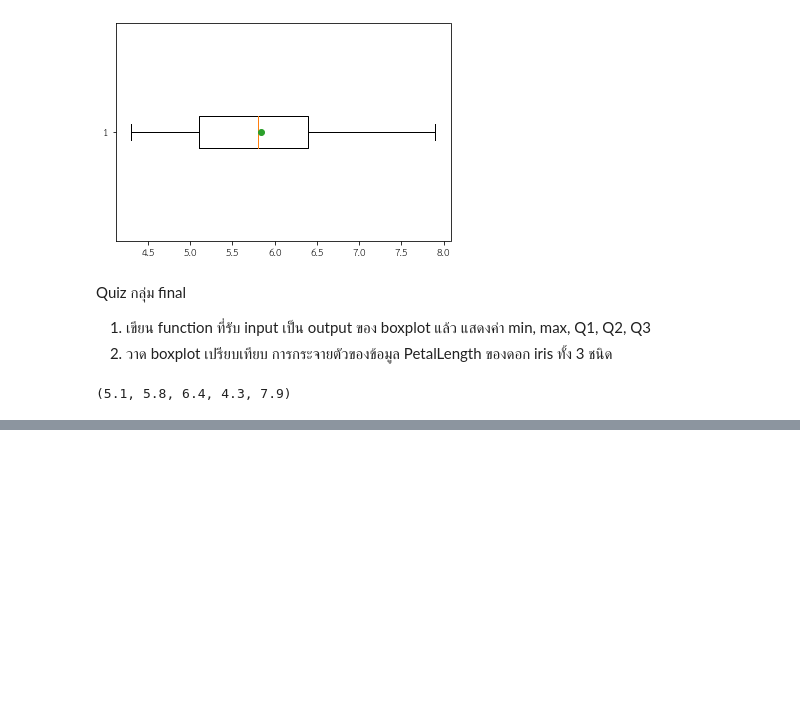
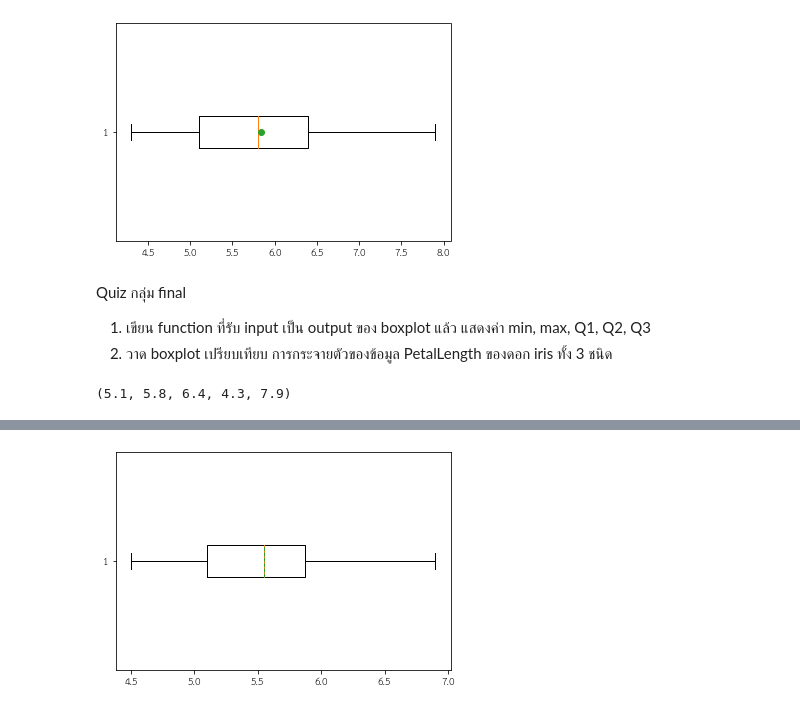
Before and after one commit to 6230204513/data_viz_2022, a Jupyter notebook: DataViz02_Data_Distribution.ipynb, the cells around one changed output, grey strips where cells are left out. Cells and saved outputs as stored; diff of their text form; code cells hidden in the pictures; blank space fills up the shorter version.

```diff
--- a/DataViz02_Data_Distribution.ipynb
+++ b/DataViz02_Data_Distribution.ipynb
@@ -366,0 +371,5 @@ KeyError: ignored
+# %%
+Z1 = df[df['Name']=='Iris-virginica']
+Z = plt.boxplot(Z1['PetalLength'] , vert = False , meanline = True ,showmeans=True )
+# %% [output]
+[figure, added]
```
Also changed, not shown: parts of 5 cells of this notebook.
